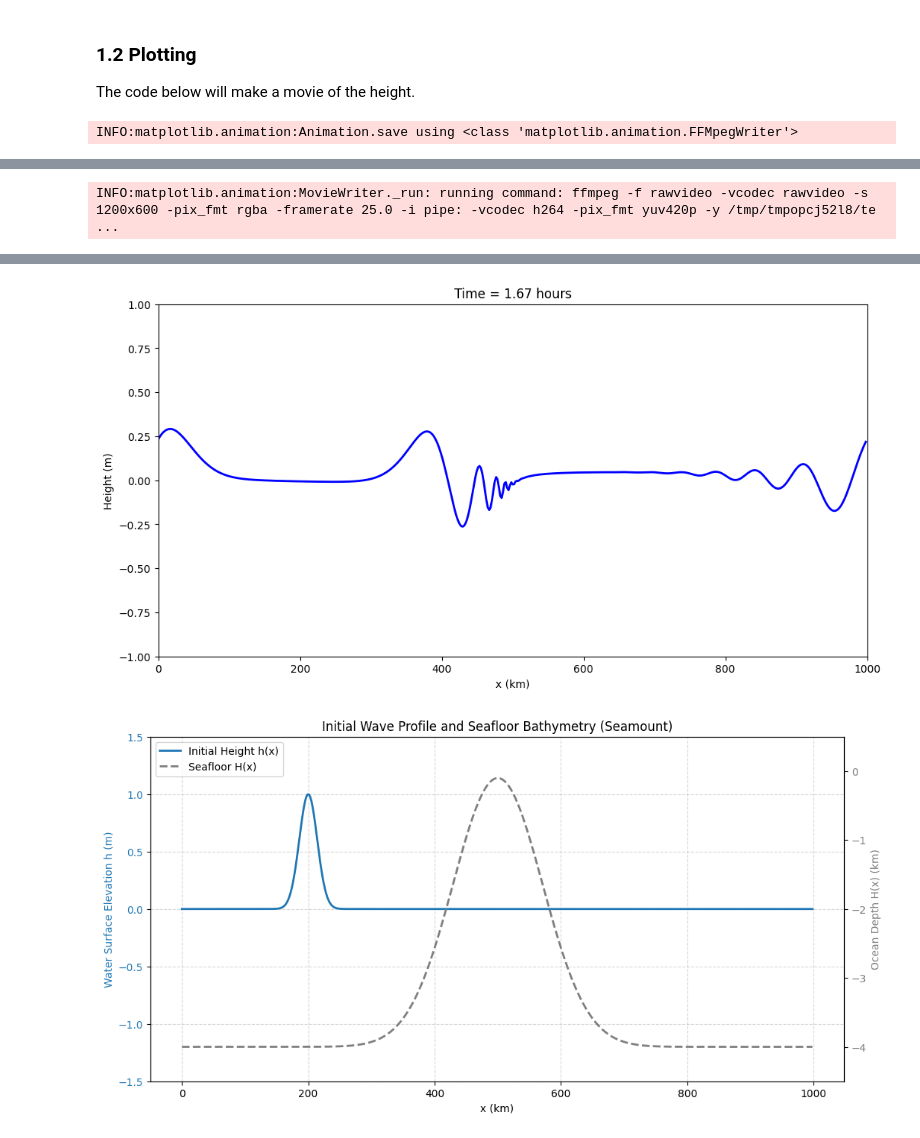
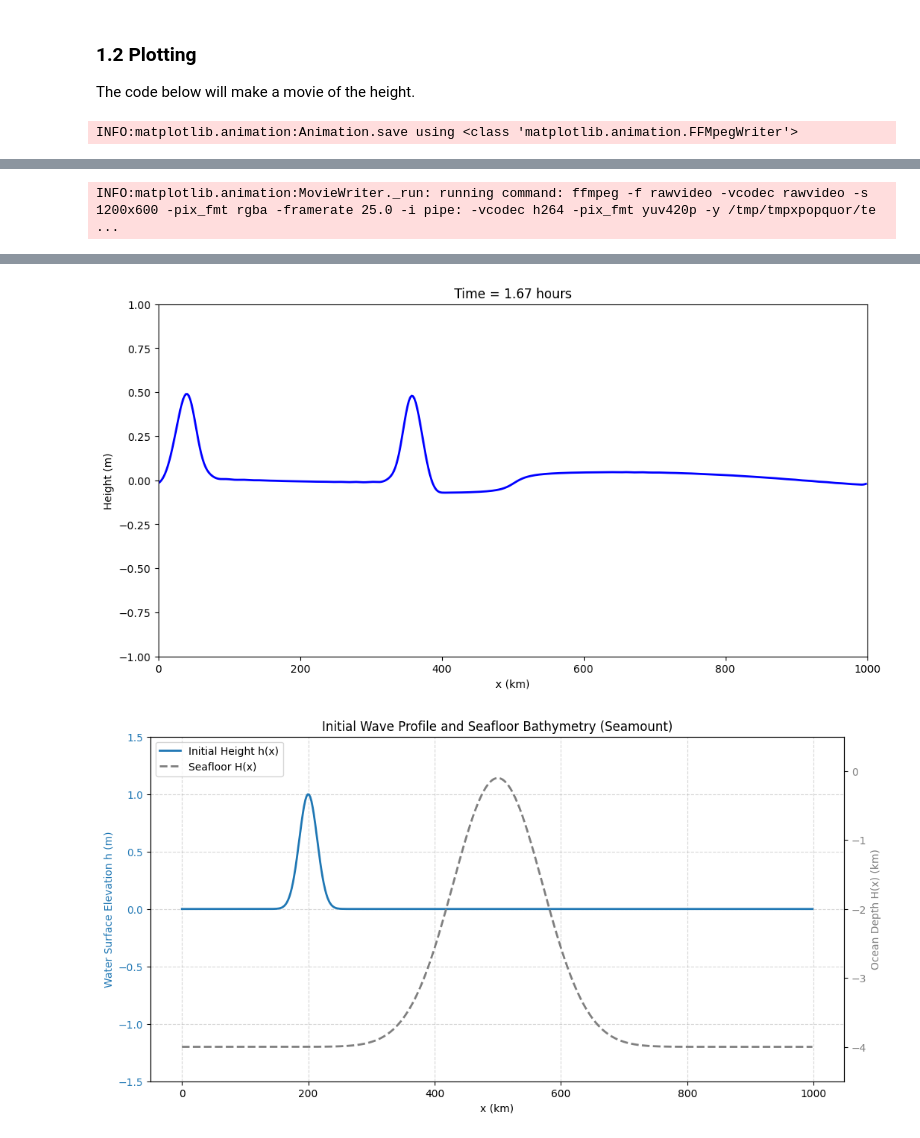
Before and after one commit to barneycevans/QCES, a Jupyter notebook: Project3_tsunami.ipynb, the cells around one changed output, grey strips where cells are left out. Saved outputs shown, nothing was run; the diff lists cells and outputs as text; code cells hidden in the pictures.

```diff
--- a/Project3_tsunami.ipynb
+++ b/Project3_tsunami.ipynb
@@ -126,9 +126,9 @@ w1 = 20 * kilometer # Width of the initial perturbation
 x1 = 200 * kilometer # Center of the initial perturbation
 x2 = 500 * kilometer # Center of the seamount
 w2 = 100 * kilometer # Width of the seamount
-H_min = 100 * meter # minimum depth above the seamount
+H_min =  100 * meter # minimum depth above the seamount 4 * kilometer
 
-timestep = 60 * second # Specify the timestep
+timestep = 6 * second # Specify the timestep
 stop_sim_time = 100 * minute # Specify the stopping time
 
 timestepper = dedalus.RK222
@@ -214,14 +214,6 @@ plt.xlabel('x (km)')
 plt.ylabel('Height (m)')
 
 H_x = H0 - (H0 - H_min) * np.exp(-(x - x2)**2.0 / w2**2.0)
-
-ax2 = ax1.twinx()
-color = 'tab:grey'
-ax2.set_ylabel('Ocean Depth H(x) (km)', color=color)
-# Plotting depth as negative values to visually represent the seafloor profile
-line2 = ax2.plot(x / (1*kilometer), -H_x / (1*kilometer), color=color, linestyle='--', label='Seafloor H(x)', lw=2)
-ax2.tick_params(axis='y', labelcolor=color)
-ax2.set_ylim(-4.5, 4.5)
 
 # Create objects that will change during the animation
 txt_title = plt.title('')
@@ -245 +237 @@ INFO:matplotlib.animation:Animation.save using <class 'matplotlib.animation.FFMp
-INFO:matplotlib.animation:MovieWriter._run: running command: ffmpeg -f rawvideo -vcodec rawvideo -s 1200x600 -pix_fmt rgba -framerate 25.0 -i pipe: -vcodec h264 -pix_fmt yuv420p -y /tmp/tmpopcj52l8/te ...
+INFO:matplotlib.animation:MovieWriter._run: running command: ffmpeg -f rawvideo -vcodec rawvideo -s 1200x600 -pix_fmt rgba -framerate 25.0 -i pipe: -vcodec h264 -pix_fmt yuv420p -y /tmp/tmpxpopquor/te ...
@@ -247,5 +239,5 @@ INFO:matplotlib.animation:MovieWriter._run: running command: ffmpeg -f rawvideo
 [interactive output not drawn]
-[figure, old version]
+[figure, new version]
 # %%
 import numpy as np
 import matplotlib.pyplot as plt
```
Also changed, not shown: parts of 12 cells of this notebook.
